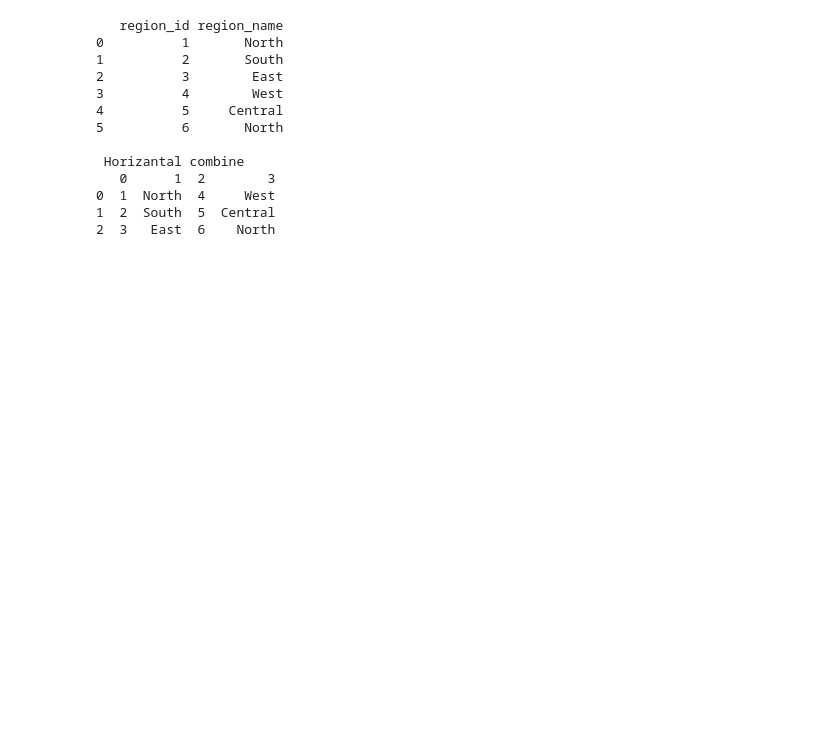
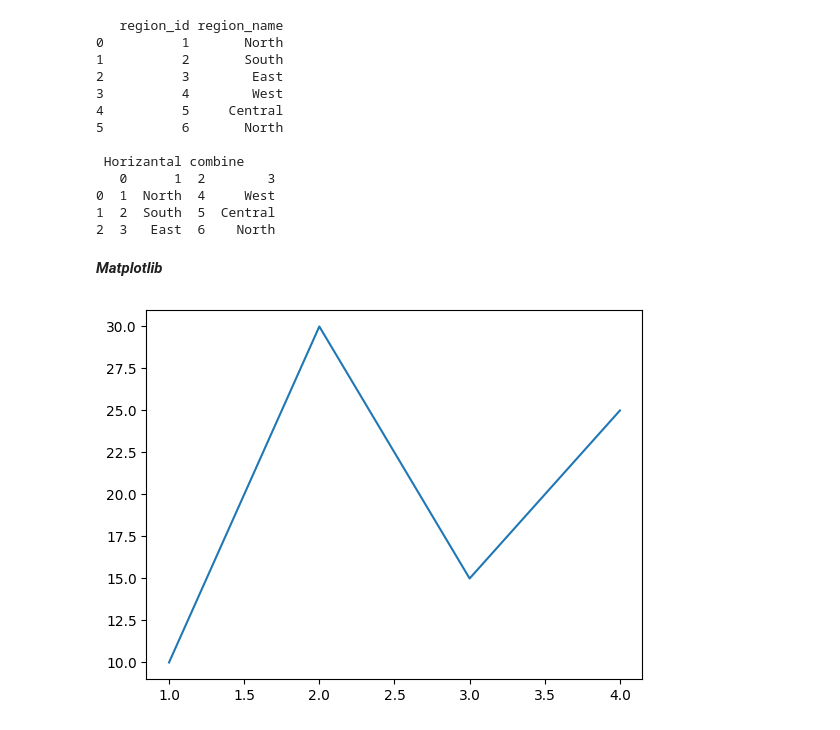
Before and after one commit to Vikram-0401/Python_Projects, a Jupyter notebook: Aiml.ipynb, the cells around one changed output. Saved outputs shown, nothing was run; the diff lists cells and outputs as text; code cells hidden in the pictures; blank space fills up the shorter version.

Commit message:
first plot

```diff
--- a/Aiml.ipynb
+++ b/Aiml.ipynb
@@ -1055,3 +1055,17 @@ print(df_combined1)
 0  1  North  4     West
 1  2  South  5  Central
 2  3   East  6    North
+# %% [markdown]
+***Matplotlib***
+# %%
+# matplotlib -> main package, pyplot -> module
+
+import matplotlib.pyplot as plt
+
+x = [1,2,3,4] # x-axis
+y = [10,30,15,25] # y-axis
+
+plt.plot(x,y)
+plt.show()
+# %% [output]
+[figure, added]
```
